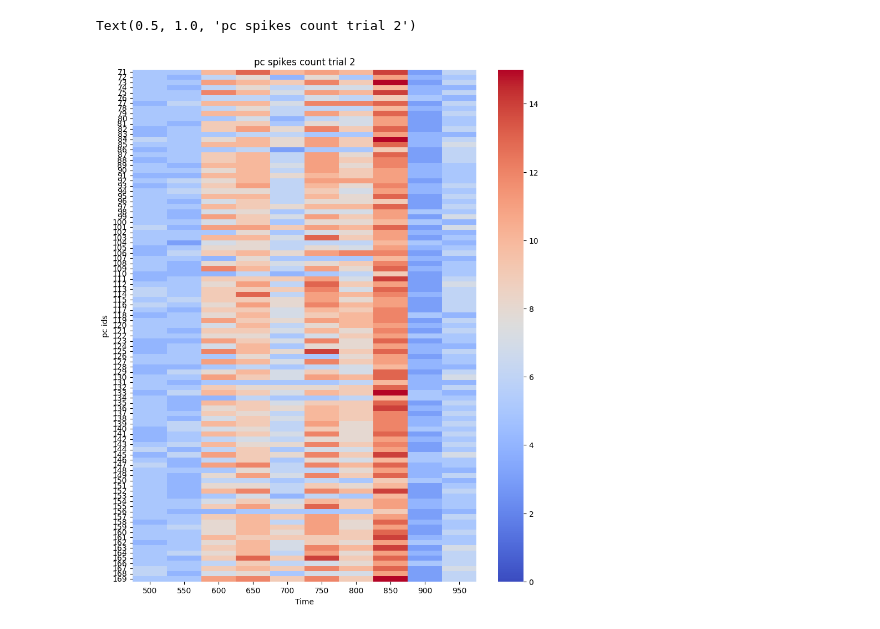
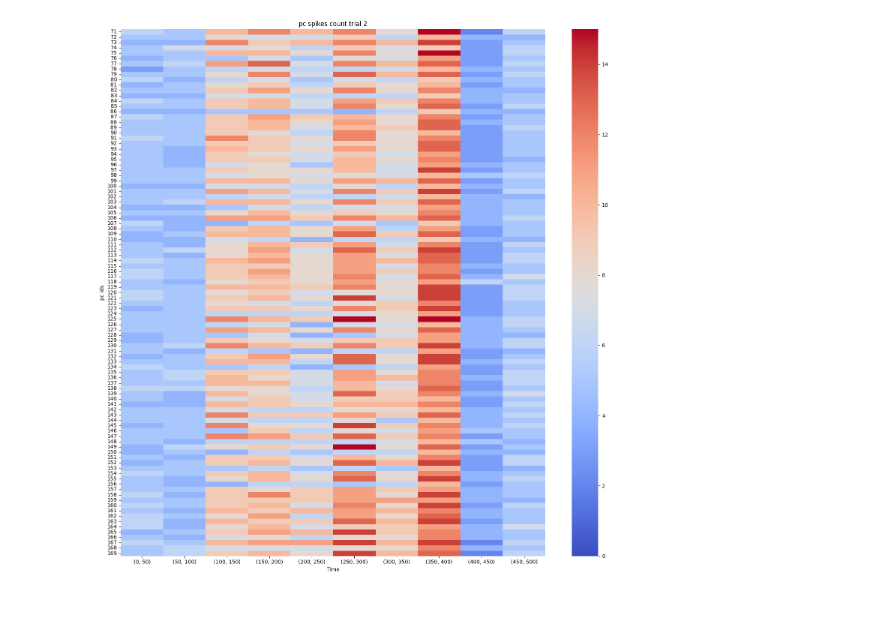
Before and after one commit to alessandratrapani/NODS, a Jupyter notebook: grid_search_Aplus_Aminus/pc_raster.ipynb, the cells around one changed output. Cells and saved outputs as stored; diff of their text form; code cells hidden in the pictures.

```diff
--- a/grid_search_Aplus_Aminus/pc_raster.ipynb
+++ b/grid_search_Aplus_Aminus/pc_raster.ipynb
@@ -129,4 +129,11 @@ for k in range(5):
         plt.xlabel("Time [ms]")
         plt.legend()
         plt.show()
+# %%
+# heatmaps of number of spikes for every PC
+cell = 'pc_spikes'
+time_bin = 50
+trial_len = between_start
+n_sim = 5
+pc_ids = np.arange(71,170)
 # %%
@@ -162,17 +170,18 @@ for i,interval in enumerate(intervals):
 pc_spikes_matrix_trial_diff = pc_spikes_matrix_trial_30 - pc_spikes_matrix_trial_2
 # %%
 cmap = plt.cm.get_cmap('coolwarm')
-plt.figure(figsize=(10,12))
+plt.figure(figsize=(15,15))
 sns.heatmap(pc_spikes_matrix_trial_2,
             cmap = cmap,
-            xticklabels=range(intervals[0][0], intervals[0][1], time_bin),
+            xticklabels=[(i,i+time_bin)for i in range(0,500,time_bin)],
             yticklabels=pc_ids,
             vmin = 0,
             vmax = 15
             )
 plt.xlabel('Time')
 plt.ylabel('pc ids')
 plt.title('pc spikes count trial 2')
+plt.tight_layout()
+#plt.savefig('pc_spikes_count_trial_2')
 # %% [output]
-Text(0.5, 1.0, 'pc spikes count trial 2')
-[figure, old version]
+[figure, new version]
```
Also changed, not shown: parts of 20 cells of this notebook, 10 other files.
